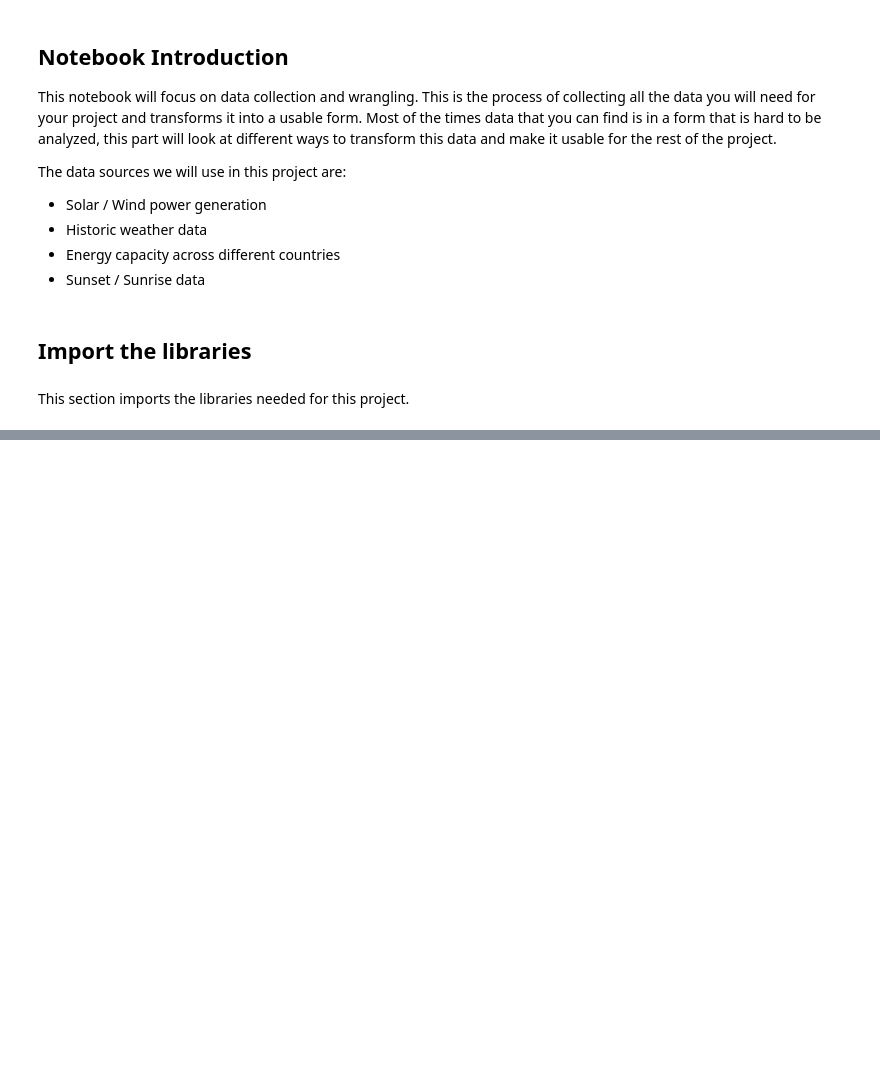
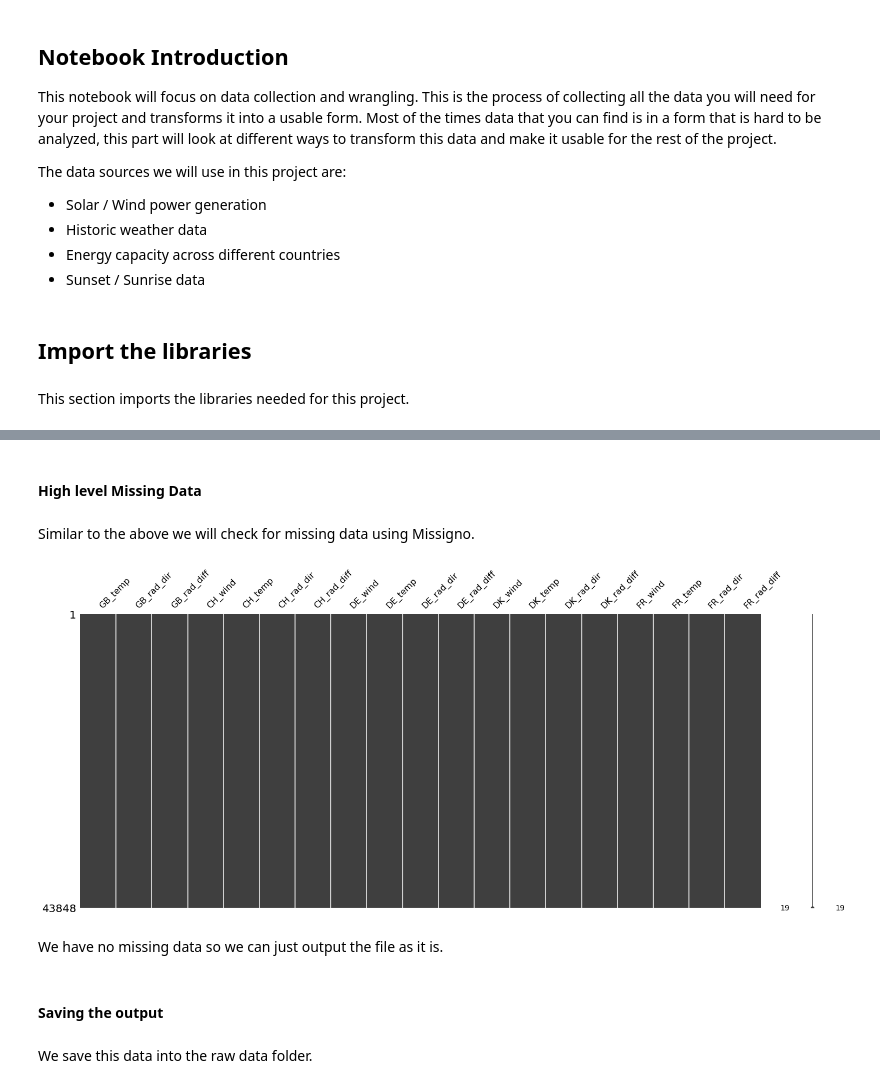
Before and after one commit to Stratoshad/power_generation_analysis, a Jupyter notebook: notebooks/Notebook 1 - Data Collection.ipynb, the cells around one changed output, grey strips where cells are left out. Saved outputs shown, nothing was run; the diff lists cells and outputs as text; code cells hidden in the pictures; blank space fills up the shorter version.

```diff
--- a/notebooks/Notebook 1 - Data Collection.ipynb
+++ b/notebooks/Notebook 1 - Data Collection.ipynb
@@ -67,0 +289,7 @@ df_energy.head()
+# %%
+# read in the data directly from the link
+df_weather = pd.read_csv("https://data.open-power-system-data.org/weather_data/2019-04-09/weather_data.csv",
+                         parse_dates=[0], index_col=0)
+
+# print the head
+df_weather.head()
@@ -67,0 +328,3 @@ df_energy.head()
+# %%
+# take all data after 2012
+df_weather = df_weather.loc["2012":].copy()
@@ -67,0 +335,10 @@ df_energy.head()
+# %%
+# create a search string for the columns of interest
+col_string = "DE_|GB_|CH_|DK_|FR_"
+
+# extract only the relevant columns
+weather_cols = df_weather.columns
+weather_cols = weather_cols[weather_cols.str.contains(col_string)]
+
+# filter the data
+df_weather_rel = df_weather[weather_cols].copy()
@@ -67,0 +349,12 @@ df_energy.head()
+# %%
+# create a rename dictionary
+rename_dict = {'windspeed_10m':'wind',
+               'radiation_diffuse_horizontal' : 'rad_diff',
+               'radiation_direct_horizontal' : 'rad_dir',
+               'temperature' : 'temp'}
+
+# rename the columns
+df_weather_rel.columns = pd.Series(df_weather_rel.columns).replace(rename_dict, regex=True)
+
+# display the final result
+df_weather_rel.head()
@@ -67,0 +369,15 @@ df_energy.head()
+# %% [markdown]
+#### High level Missing Data
+# %% [markdown]
+Similar to the above we will check for missing data using Missigno.
+# %%
+# create a missing data matrix
+msno.matrix(df_weather_rel);
+# %% [output]
+[figure, added]
+# %% [markdown]
+We have no missing data so we can just output the file as it is.
+# %% [markdown]
+#### Saving the output
+# %% [markdown]
+We save this data into the raw data folder.
```
Also changed, not shown: parts of 37 cells of this notebook.
